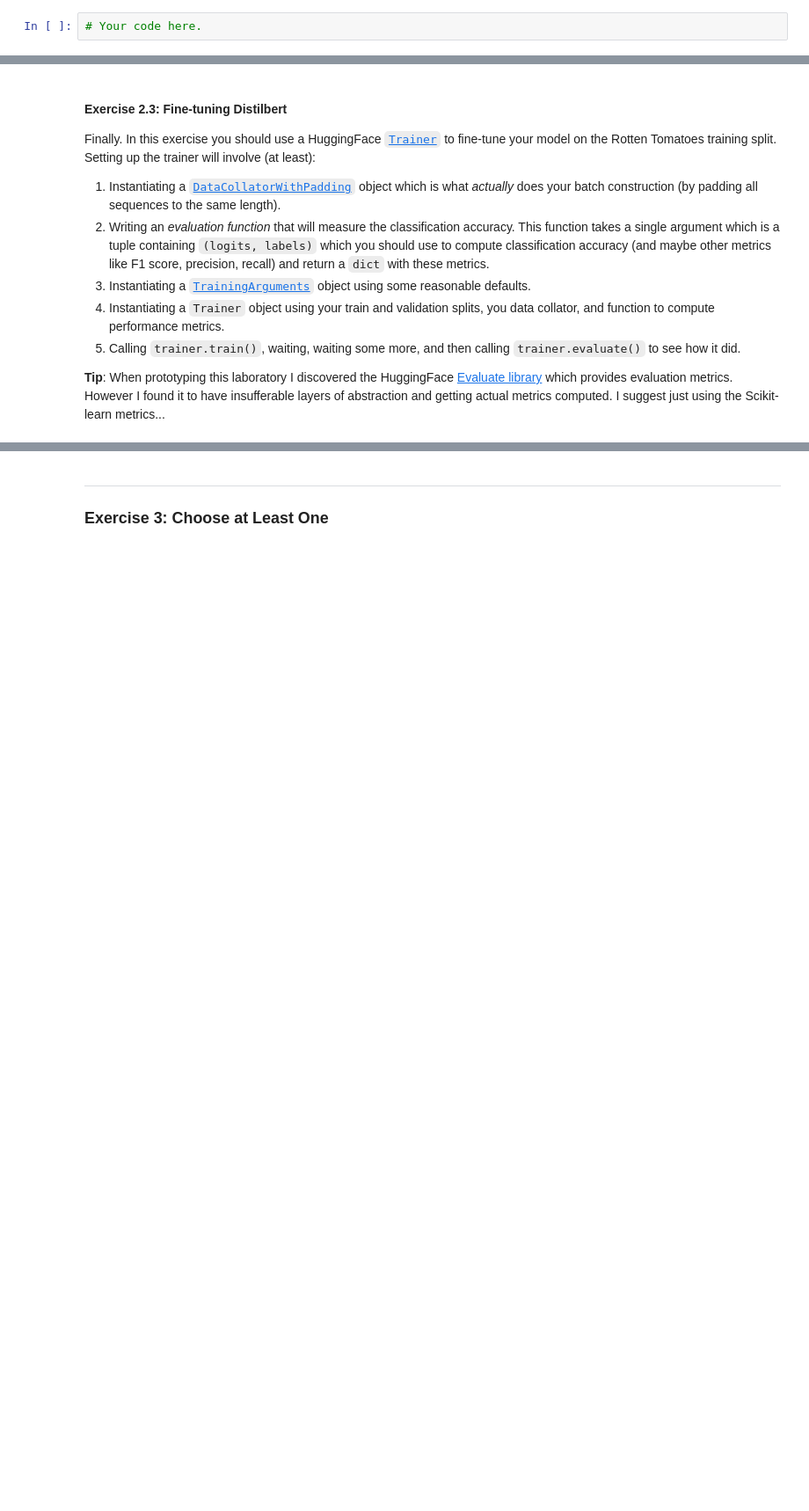
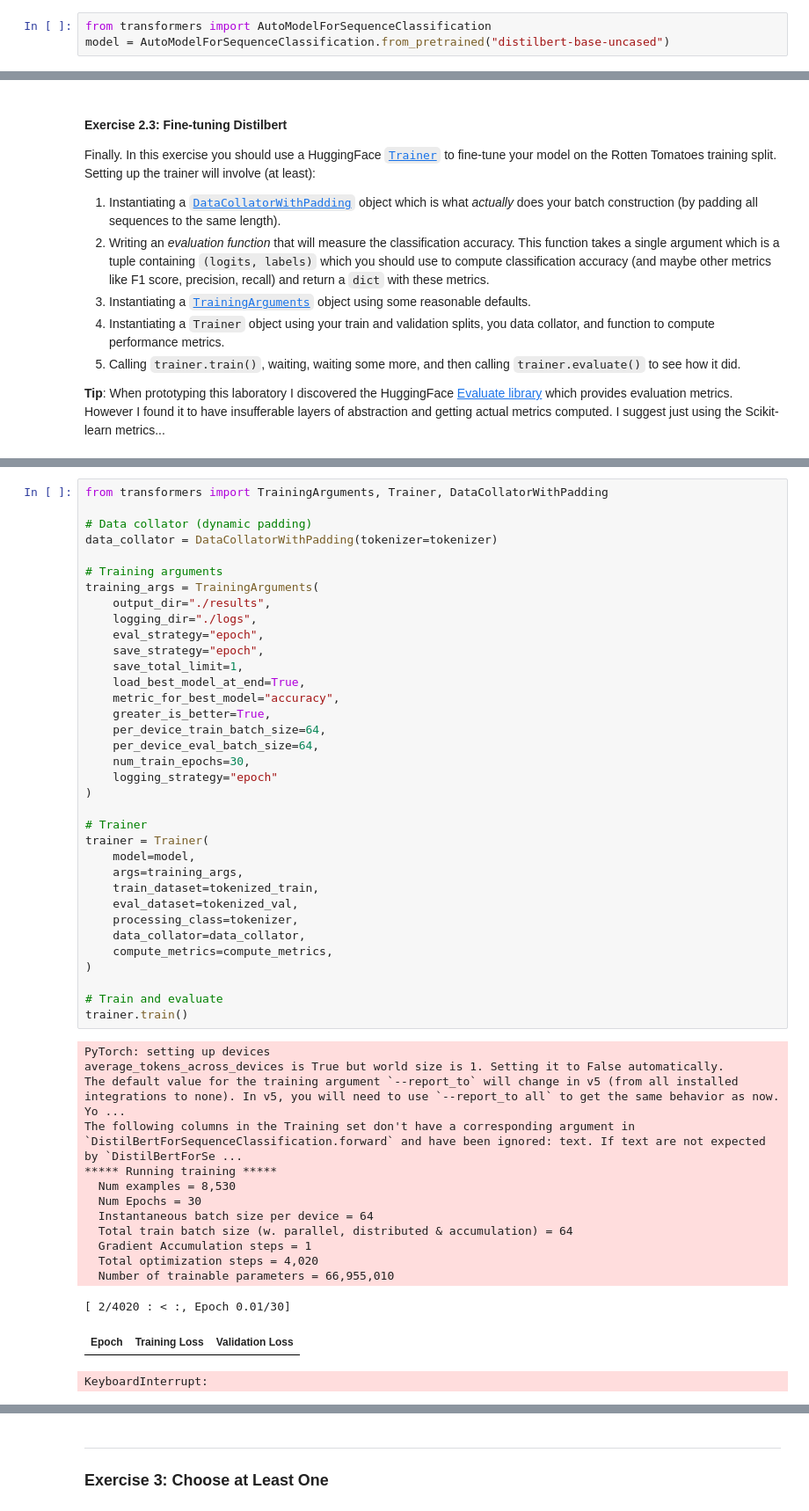
Before and after one commit to fbizza/deep-learning-applications, a Jupyter notebook: lab_3/lab_3.ipynb, the cells around one changed output, grey strips where cells are left out. Shown at 88% size. Drawn from its saved outputs; the diff is of its cells as text; blank space fills up the shorter version.

```diff
--- a/lab_3/lab_3.ipynb
+++ b/lab_3/lab_3.ipynb
@@ -187,4 +160,5 @@ print(tokenized_test[29])
 
 In this exercise we need to prepare the base Distilbert model for fine-tuning for a *sequence classification task*. This means, at the very least, appending a new, randomly-initialized classification head connected to the `[CLS]` token of the last transformer layer. Luckily, HuggingFace already provides an `AutoModel` for just this type of instantiation: [`AutoModelForSequenceClassification`](https://huggingface.co/transformers/v3.0.2/model_doc/auto.html#automodelforsequenceclassification). You will want you instantiate one of these for fine-tuning.
 # %%
-# Your code here.
+from transformers import AutoModelForSequenceClassification
+model = AutoModelForSequenceClassification.from_pretrained("distilbert-base-uncased")
@@ -205,0 +274,51 @@ Finally. In this exercise you should use a HuggingFace [`Trainer`](https://huggi
+# %%
+from transformers import TrainingArguments, Trainer, DataCollatorWithPadding
+
+# Data collator (dynamic padding)
+data_collator = DataCollatorWithPadding(tokenizer=tokenizer)
+
+# Training arguments
+training_args = TrainingArguments(
+    output_dir="./results",
+    logging_dir="./logs",
+    eval_strategy="epoch",
+    save_strategy="epoch",
+    save_total_limit=1,
+    load_best_model_at_end=True,
+    metric_for_best_model="accuracy",
+    greater_is_better=True,
+    per_device_train_batch_size=64,
+    per_device_eval_batch_size=64,
+    num_train_epochs=30,
+    logging_strategy="epoch"
+)
+
+# Trainer
+trainer = Trainer(
+    model=model,
+    args=training_args,
+    train_dataset=tokenized_train,
+    eval_dataset=tokenized_val,
+    processing_class=tokenizer,
+    data_collator=data_collator,
+    compute_metrics=compute_metrics,
+)
+
+# Train and evaluate
+trainer.train()
+# %% [output]
+PyTorch: setting up devices
+average_tokens_across_devices is True but world size is 1. Setting it to False automatically.
+The default value for the training argument `--report_to` will change in v5 (from all installed integrations to none). In v5, you will need to use `--report_to all` to get the same behavior as now. Yo ...
+The following columns in the Training set don't have a corresponding argument in `DistilBertForSequenceClassification.forward` and have been ignored: text. If text are not expected by `DistilBertForSe ...
+***** Running training *****
+  Num examples = 8,530
+  Num Epochs = 30
+  Instantaneous batch size per device = 64
+  Total train batch size (w. parallel, distributed & accumulation) = 64
+  Gradient Accumulation steps = 1
+  Total optimization steps = 4,020
+  Number of trainable parameters = 66,955,010
+[ 2/4020 : < :, Epoch 0.01/30]
+| Epoch | Training Loss | Validation Loss |
+KeyboardInterrupt:
```
Also changed, not shown: parts of 14 cells of this notebook.
